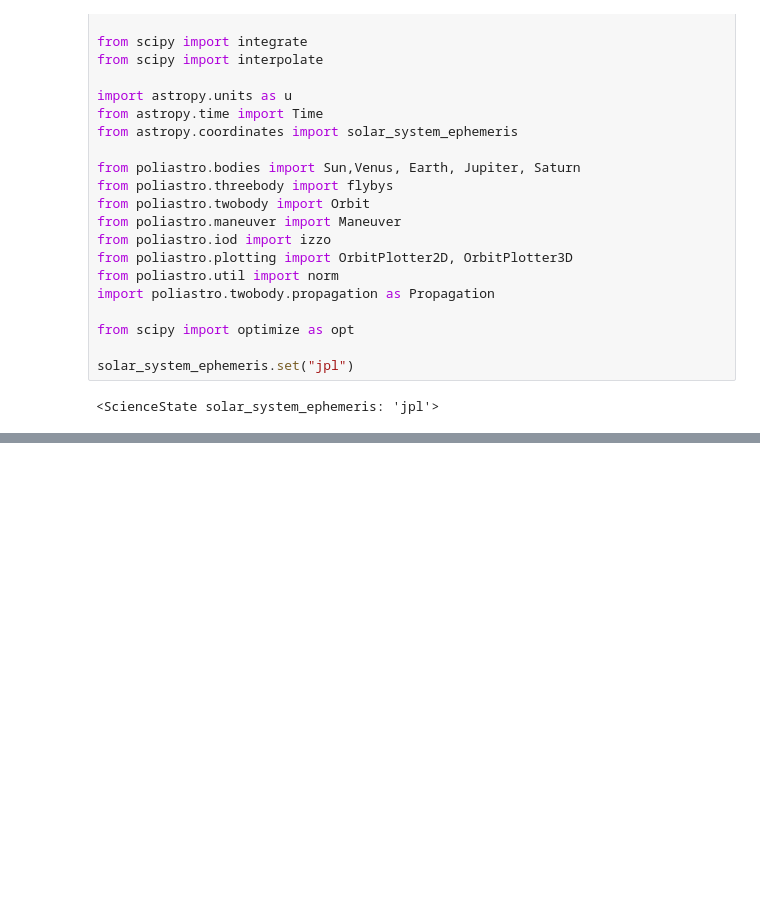
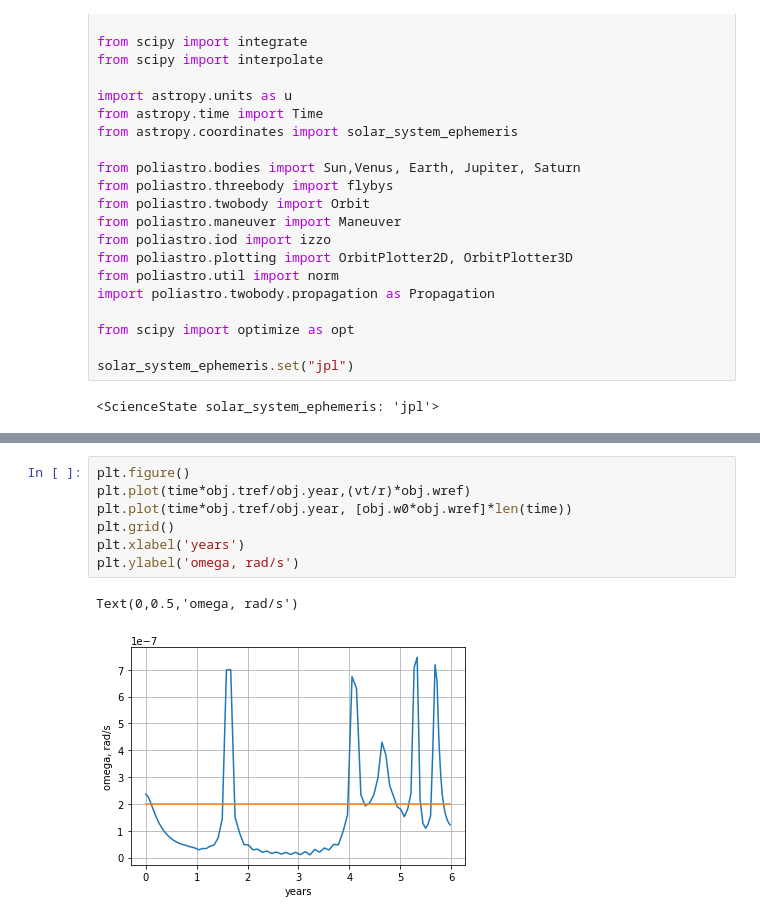
Before and after one commit to iamxanadu/GMAT-SaturnIcyMoonExplorer, a Jupyter notebook: EE_Optimal_Ascent-2controls.ipynb, the cells around one changed output, grey strips where cells are left out. Drawn from its saved outputs; the diff is of its cells as text; blank space fills up the shorter version.

```diff
--- a/EE_Optimal_Ascent-2controls.ipynb
+++ b/EE_Optimal_Ascent-2controls.ipynb
@@ -467,3 +519,13 @@ plt.grid()
+# %%
+plt.figure()
+plt.plot(time*obj.tref/obj.year,(vt/r)*obj.wref)
+plt.plot(time*obj.tref/obj.year, [obj.w0*obj.wref]*len(time))
+plt.grid()
+plt.xlabel('years')
+plt.ylabel('omega, rad/s')
+# %% [output]
+Text(0,0.5,'omega, rad/s')
+[figure, added]
 # %%
 #determine how long the transfer will take
 final_time = prob.time_final_all_section()[0]
```
Also changed, not shown: parts of 16 cells of this notebook, 22 other files.
